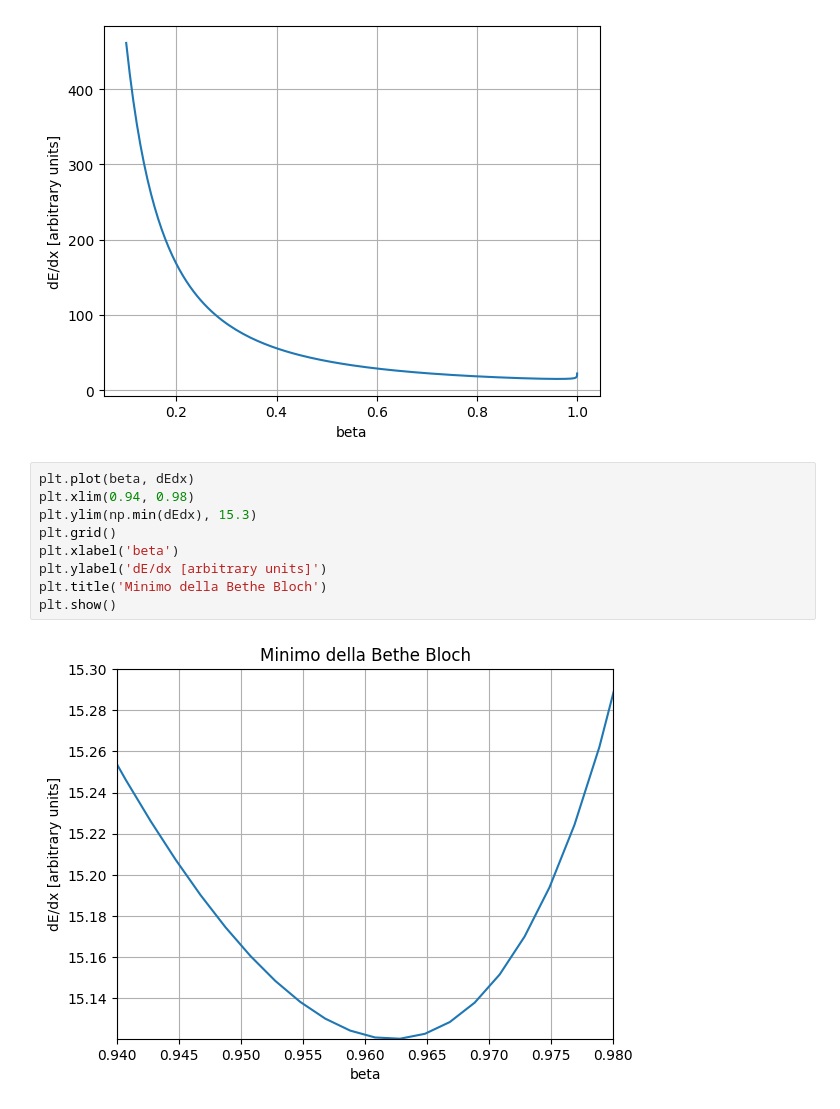
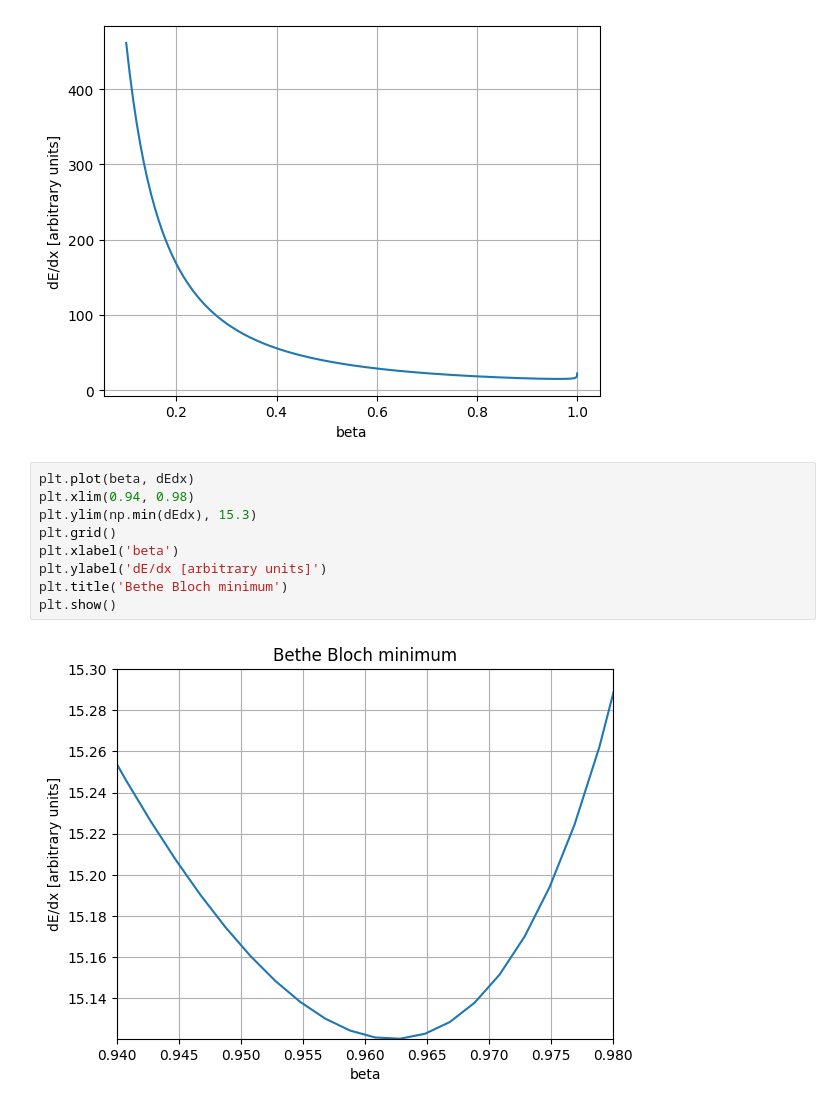
Before and after one commit to davide710/physics_simulations, a Jupyter notebook: bethe-bloch.ipynb, the cells around one changed output. Drawn from its saved outputs; the diff is of its cells as text.

```diff
--- a/bethe-bloch.ipynb
+++ b/bethe-bloch.ipynb
@@ -33,11 +33,11 @@ plt.show()
 # %%
 plt.plot(beta, dEdx)
 plt.xlim(0.94, 0.98)
 plt.ylim(np.min(dEdx), 15.3)
 plt.grid()
 plt.xlabel('beta')
 plt.ylabel('dE/dx [arbitrary units]')
-plt.title('Minimo della Bethe Bloch')
+plt.title('Bethe Bloch minimum')
 plt.show()
 # %% [output]
-[figure, old version]
+[figure, new version]
```
Also changed, not shown: parts of 1 cell of this notebook, 1 other file.
